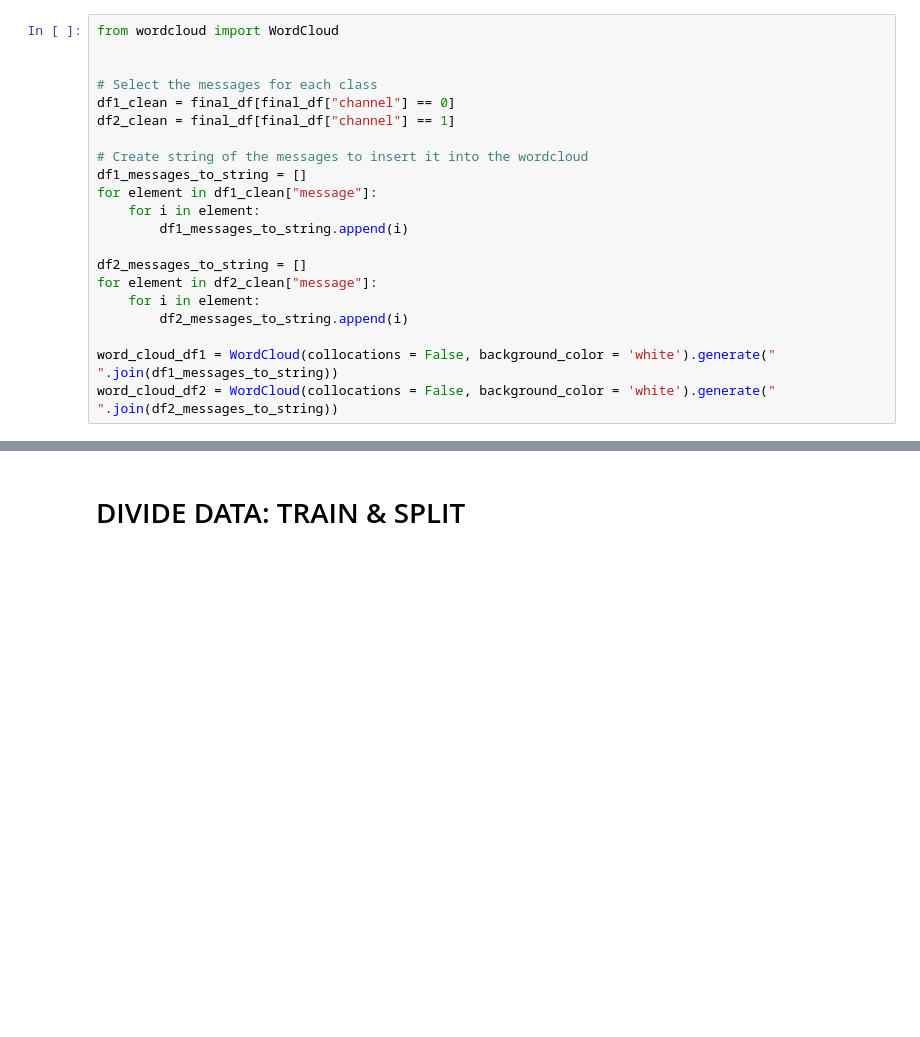
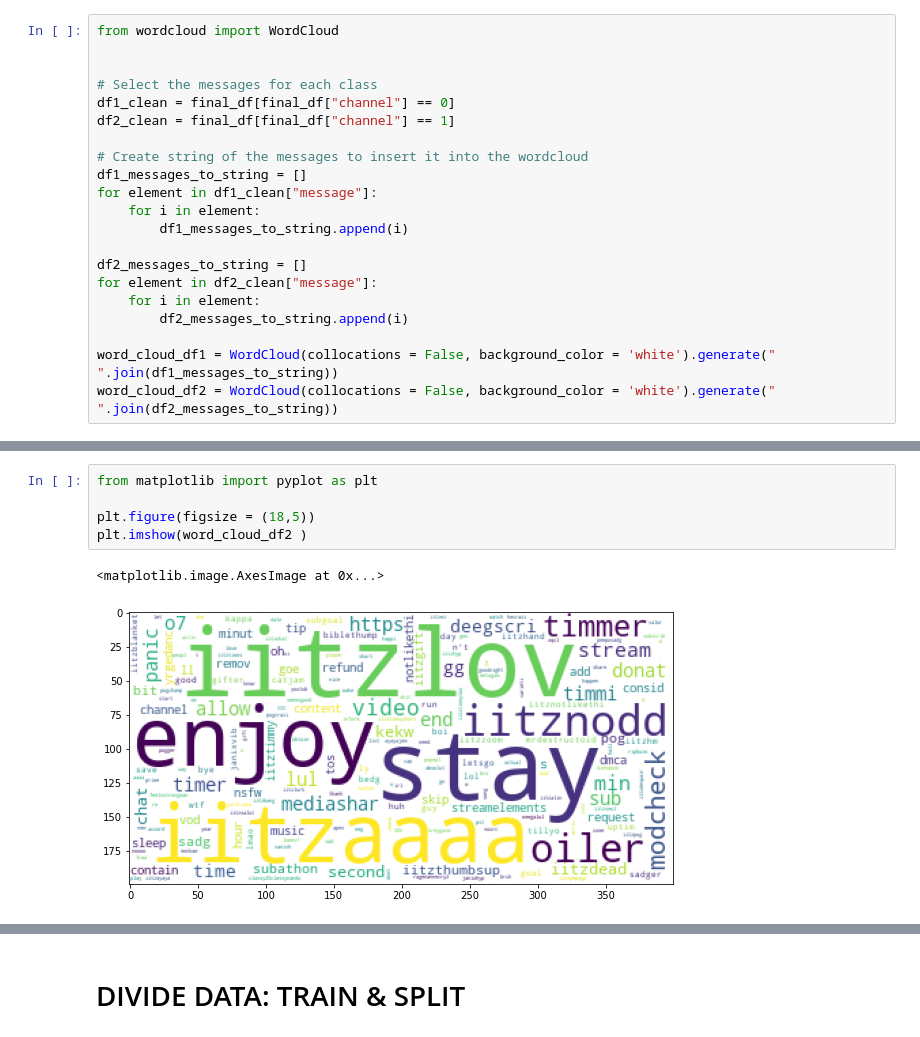
Before and after one commit to KoroNiko/analytics_assignment_3, a Jupyter notebook: nlpfinal.ipynb, the cells around one changed output, grey strips where cells are left out. Drawn from its saved outputs; the diff is of its cells as text; blank space fills up the shorter version.

```diff
--- a/nlpfinal.ipynb
+++ b/nlpfinal.ipynb
@@ -119,3 +188,11 @@ plt.show()
+# %%
+from matplotlib import pyplot as plt
+
+plt.figure(figsize = (18,5))
+plt.imshow(word_cloud_df2 )
+# %% [output]
+<matplotlib.image.AxesImage at 0x...>
+[figure, added]
 # %%
 # Transform to string
 
```
Also changed, not shown: parts of 31 cells of this notebook.
